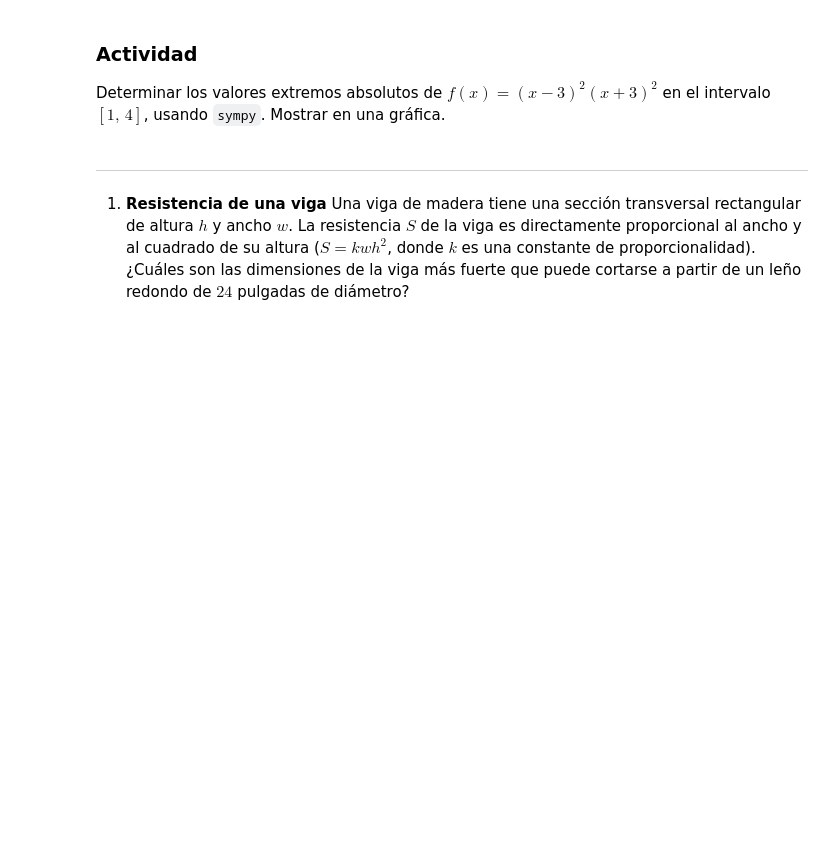
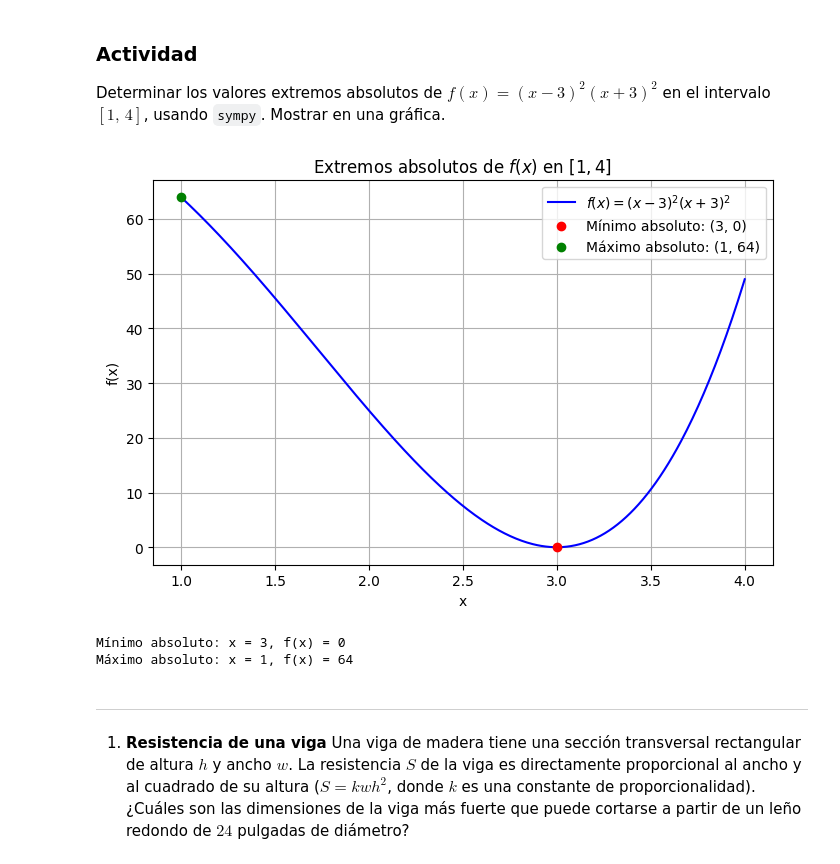
Before and after one commit to RobertoTorres09/Proyecto-clase, a Jupyter notebook: Actividad_2.7/Actividad_2.7_Optimización.ipynb, the cells around one changed output. Saved outputs shown, nothing was run; the diff lists cells and outputs as text; code cells hidden in the pictures; blank space fills up the shorter version.

```diff
--- a/Actividad_2.7/Actividad_2.7_Optimización.ipynb
+++ b/Actividad_2.7/Actividad_2.7_Optimización.ipynb
@@ -267,6 +267,56 @@ Vemos que la evaluación del punto crítico $x=1$ en la función $f(x)=x^2-2x+5$
 # %% [markdown]
 ### Actividad
 Determinar los valores extremos absolutos de  $f(x) = (x-3)^2(x+3)^2$ en el intervalo $[1,\,4]$, usando `sympy`. Mostrar en una gráfica.
+# %%
+import sympy as sp
+import numpy as np
+import matplotlib.pyplot as plt
+
+# Definir la variable y la función
+x = sp.symbols('x')
+f = (x - 3)**2 * (x + 3)**2
+
+# Calcular la derivada
+f_prime = sp.diff(f, x)
+
+# Encontrar los puntos críticos resolviendo f'(x) = 0
+critical_points = sp.solve(f_prime, x)
+
+# Filtrar los puntos críticos dentro del intervalo [1,4]
+critical_points = [p for p in critical_points if p.is_real and 1 <= p <= 4]
+
+# Evaluar la función en los puntos críticos y en los extremos del intervalo
+eval_points = [1, 4] + critical_points
+eval_values = [f.subs(x, p) for p in eval_points]
+
+# Encontrar el mínimo y máximo absolutos
+min_value = min(eval_values)
+max_value = max(eval_values)
+min_point = eval_points[eval_values.index(min_value)]
+max_point = eval_points[eval_values.index(max_value)]
+
+# Graficar la función en el intervalo [1,4]
+X = np.linspace(1, 4, 400)
+Y = [f.subs(x, val) for val in X]
+
+plt.figure(figsize=(8, 5))
+plt.plot(X, Y, label=r'$f(x) = (x-3)^2(x+3)^2$', color='blue')
+plt.scatter([min_point], [min_value], color='red', label=f'Mínimo absoluto: ({min_point}, {min_value})', zorder=3)
+plt.scatter([max_point], [max_value], color='green', label=f'Máximo absoluto: ({max_point}, {max_value})', zorder=3)
+plt.xlabel("x")
+plt.ylabel("f(x)")
+plt.title("Extremos absolutos de $f(x)$ en $[1,4]$")
+plt.legend()
+plt.grid(True)
+plt.show()
+
+# Imprimir los resultados
+print(f"Mínimo absoluto: x = {min_point}, f(x) = {min_value}")
+print(f"Máximo absoluto: x = {max_point}, f(x) = {max_value}")
+# %% [output]
+[figure, added]
+Mínimo absoluto: x = 3, f(x) = 0
+Máximo absoluto: x = 1, f(x) = 64
 # %% [markdown]
 ---
 1. **Resistencia de una viga**  Una viga de madera tiene una sección transversal rectangular de altura $h$ y ancho $w$. La resistencia $S$ de la viga es directamente proporcional al ancho y al cuadrado de su altura ($S=kwh^2$, donde $k$ es una constante de proporcionalidad). ¿Cuáles son las dimensiones de la viga más fuerte que puede cortarse a partir de un leño redondo de $24$ pulgadas de diámetro?
```
Also changed, not shown: parts of 19 cells of this notebook.
